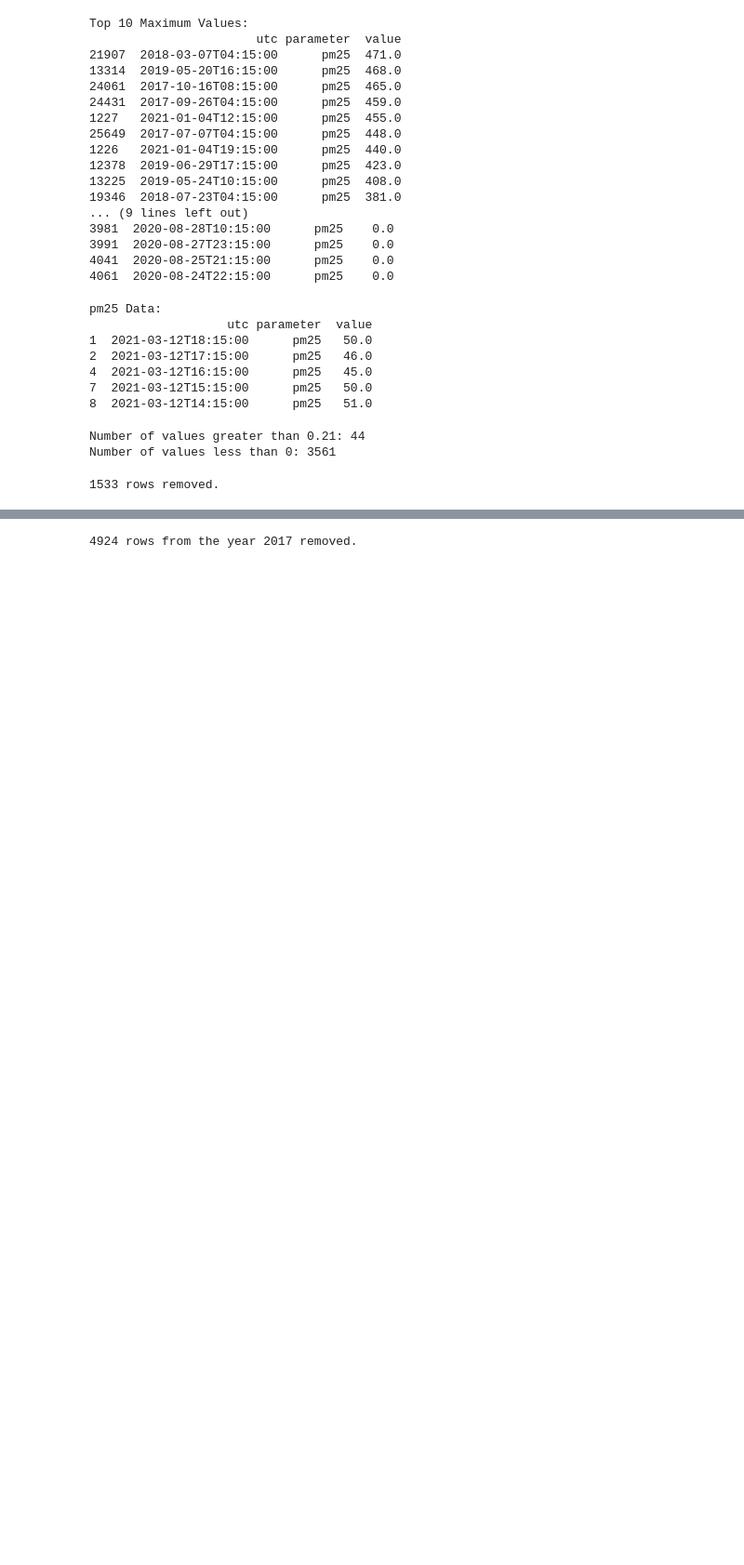
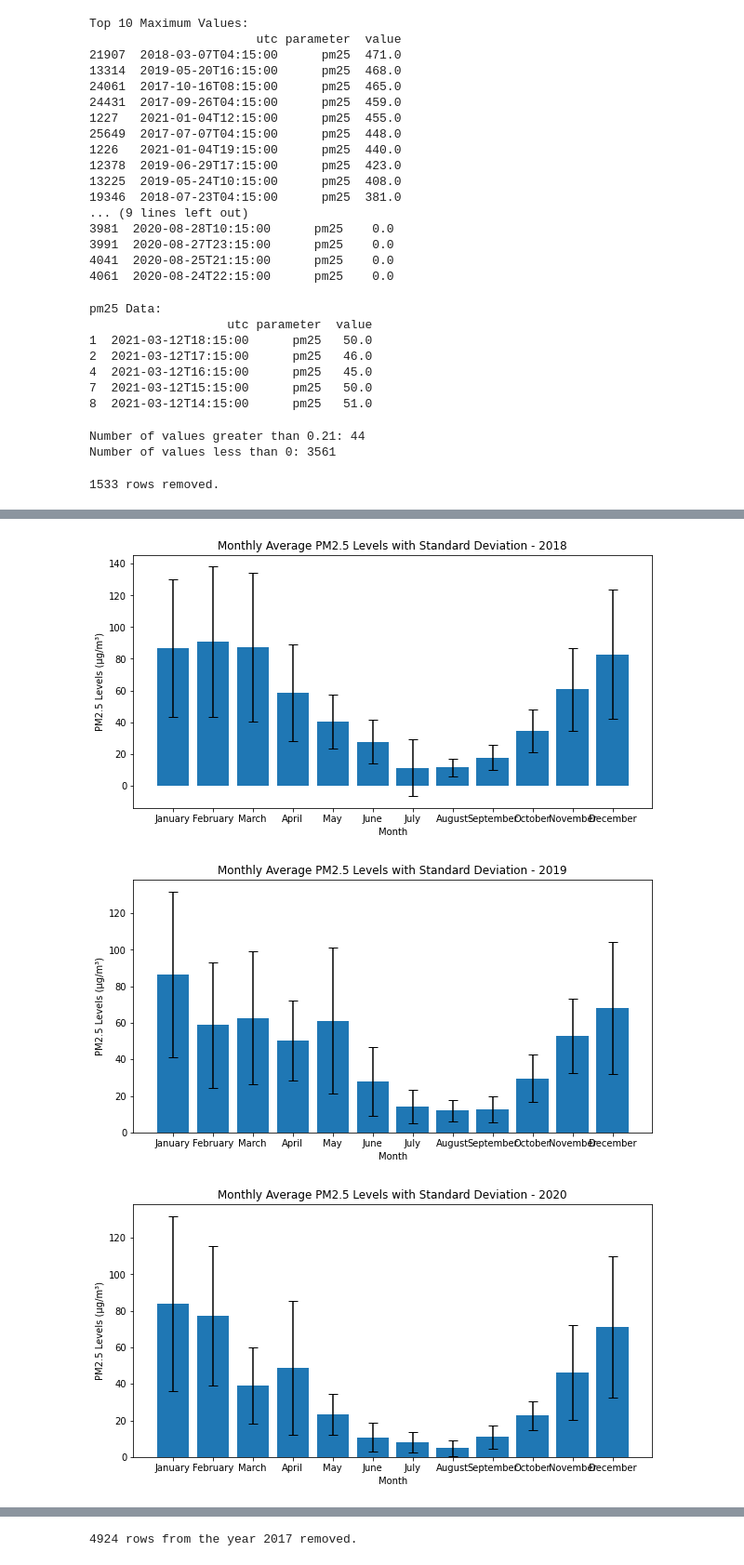
Before and after one commit to hemantapoudel/Pollution-Data-Analysis, a Jupyter notebook: Data Cleaning.ipynb, the cells around one changed output, grey strips where cells are left out. Shown: that part at 93% size. Cells and saved outputs as stored; diff of their text form; code cells hidden in the pictures; blank space fills up the shorter version.

```diff
--- a/Data Cleaning.ipynb
+++ b/Data Cleaning.ipynb
@@ -202,0 +203,35 @@ plt.show()
+# %%
+import pandas as pd
+import matplotlib.pyplot as plt
+
+# Read the CSV file
+df = pd.read_csv('data1_pm25.csv')
+
+# Convert 'utc' column to datetime format
+df['utc'] = pd.to_datetime(df['utc'])
+
+# Filter data for the parameter 'pm25'
+df_pm25 = df[df['parameter'] == 'pm25']
+
+# Extract year and month from the 'utc' column
+df_pm25['year'] = df_pm25['utc'].dt.year
+df_pm25['month'] = df_pm25['utc'].dt.month
+
+# Calculate monthly average and standard deviation for pm25
+monthly_stats_pm25 = df_pm25.groupby(['year', 'month'])['value'].agg(['mean', 'std']).reset_index()
+
+# Create bar charts
+for year in range(2018, 2022):
+    year_data = monthly_stats_pm25[monthly_stats_pm25['year'] == year]
+    months = pd.to_datetime(year_data['month'], format='%m').dt.month_name()
+
+    plt.figure(figsize=(10, 5))
+    plt.bar(months, year_data['mean'], yerr=year_data['std'], capsize=5)
+    plt.title(f'Monthly Average PM2.5 Levels with Standard Deviation - {year}')
+    plt.xlabel('Month')
+    plt.ylabel('PM2.5 Levels (µg/m³)')
+    plt.show()
+# %% [output]
+[figure, added]
+[figure, added]
+[figure, added]
```
Also changed, not shown: parts of 16 cells of this notebook, 1 other file.
